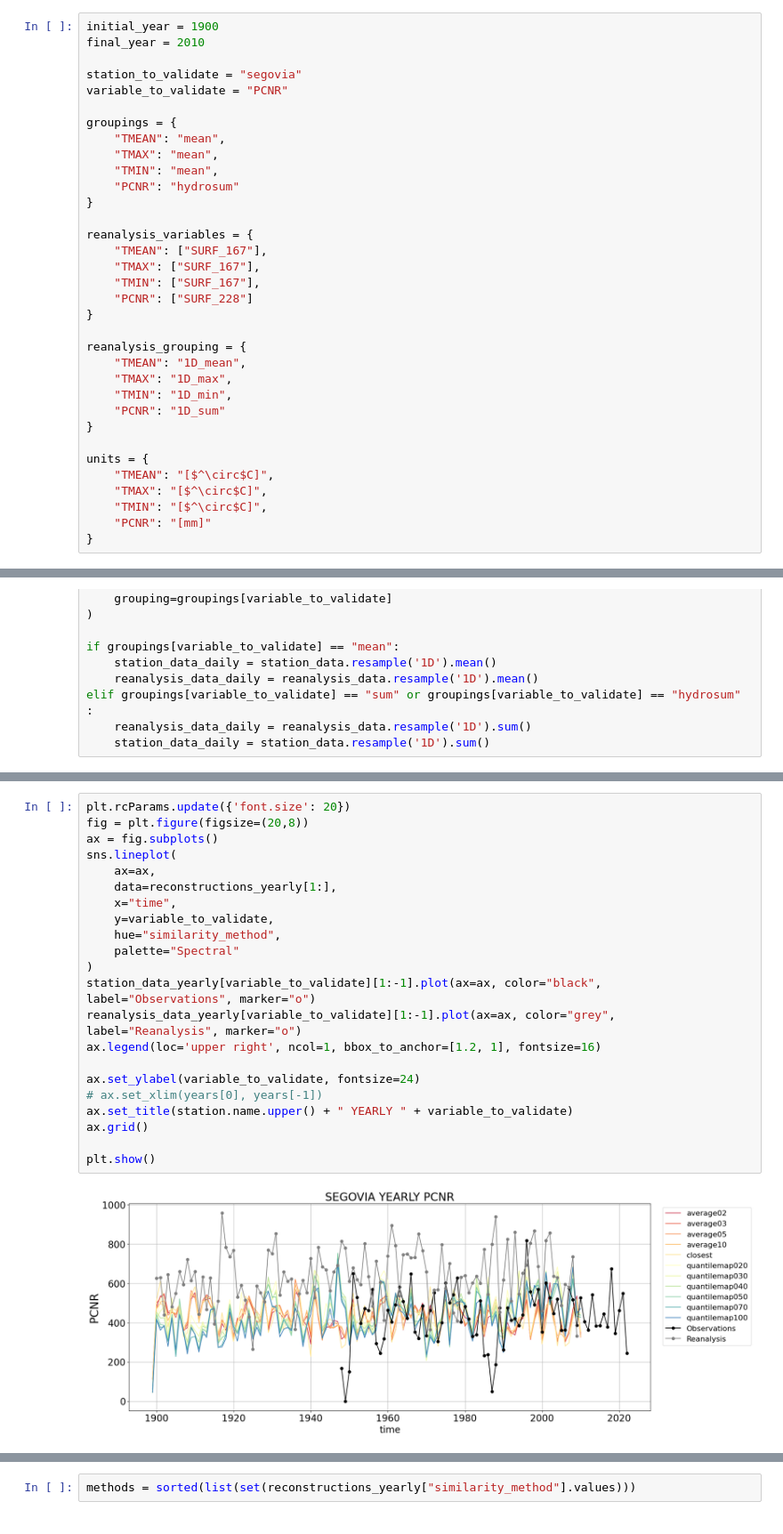
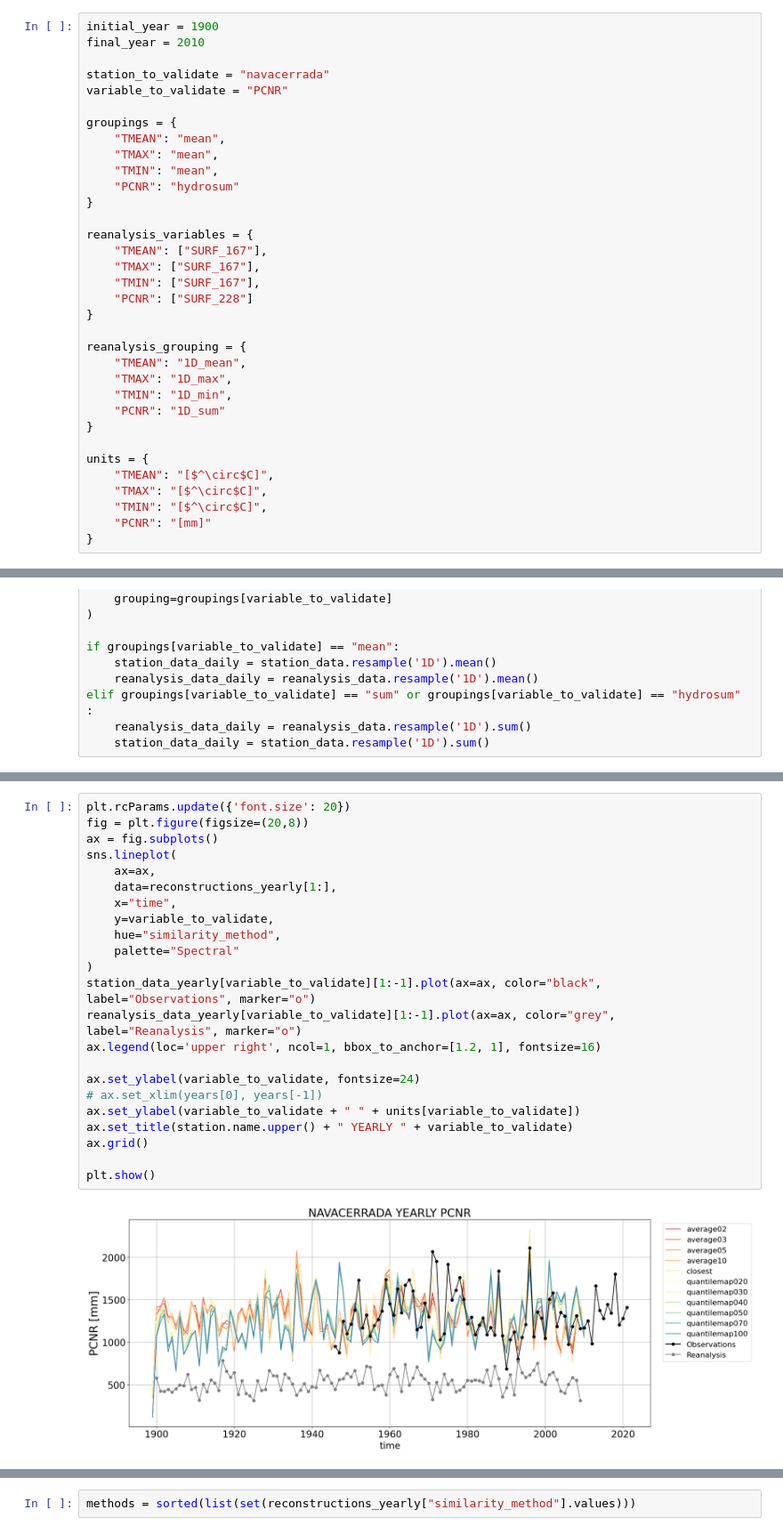
Before and after one commit to alvaro-gc95/RASCAL, a Jupyter notebook: Reconstruction Validation.ipynb, the cells around one changed output, grey strips where cells are left out. Shown at 89% size. Cells and saved outputs as stored; diff of their text form.

```diff
--- a/Reconstruction Validation.ipynb
+++ b/Reconstruction Validation.ipynb
@@ -29,7 +36,7 @@ reconstructions_directory = "./output/PCNR/SURF_71.162andSURF_72.162-SURF_71.162
 initial_year = 1900
 final_year = 2010
 
-station_to_validate = "segovia"
+station_to_validate = "navacerrada"
 variable_to_validate = "PCNR"
 
 groupings = {
@@ -312,24 +344,25 @@ elif groupings[variable_to_validate] == "hydrosum":
 # %%
 plt.rcParams.update({'font.size': 20})
 fig = plt.figure(figsize=(20,8))
 ax = fig.subplots()
 sns.lineplot(
     ax=ax,
     data=reconstructions_yearly[1:],
     x="time",
     y=variable_to_validate,
     hue="similarity_method",
     palette="Spectral"
 )
 station_data_yearly[variable_to_validate][1:-1].plot(ax=ax, color="black", label="Observations", marker="o")
 reanalysis_data_yearly[variable_to_validate][1:-1].plot(ax=ax, color="grey", label="Reanalysis", marker="o")
 ax.legend(loc='upper right', ncol=1, bbox_to_anchor=[1.2, 1], fontsize=16)
 
 ax.set_ylabel(variable_to_validate, fontsize=24)
 # ax.set_xlim(years[0], years[-1])
+ax.set_ylabel(variable_to_validate + " " + units[variable_to_validate])
 ax.set_title(station.name.upper() + " YEARLY " + variable_to_validate)
 ax.grid()
 
 plt.show()
 # %% [output]
-[figure, old version]
+[figure, new version]
```
Also changed, not shown: parts of 64 cells of this notebook.
